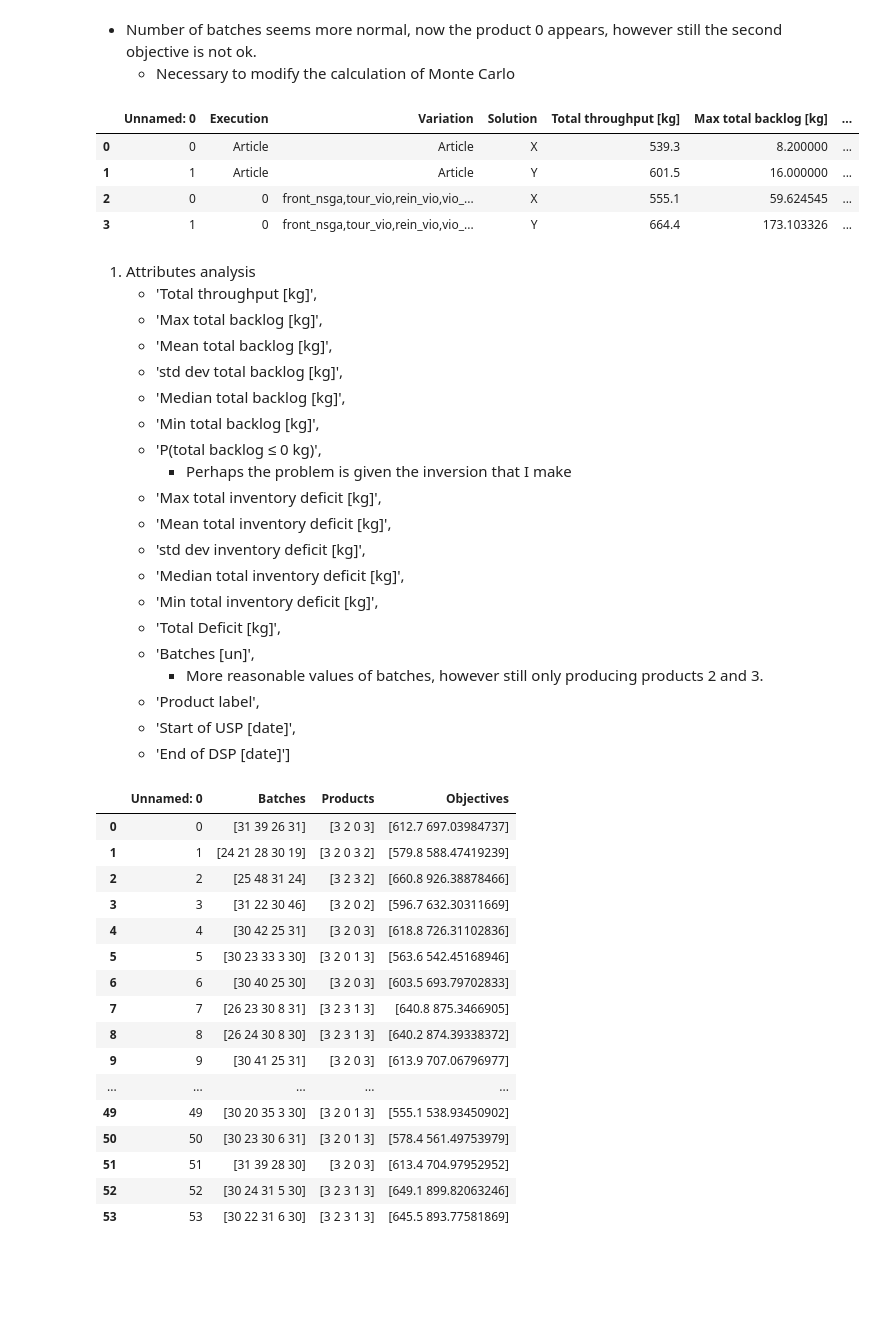
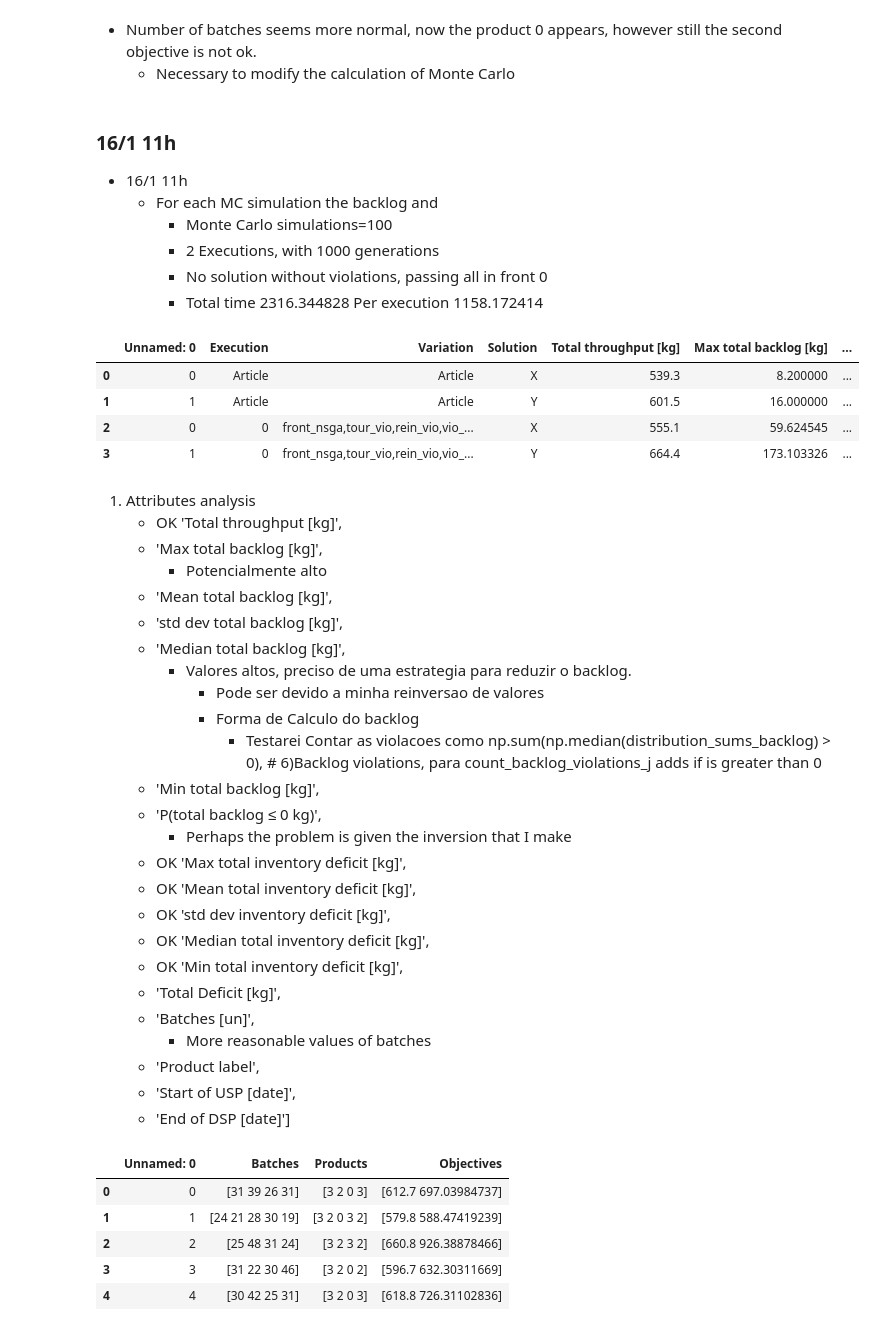
Before and after one commit to DTKx/capacityplanpy, a Jupyter notebook: 02_implementacao/parse_raw.ipynb, the cells around one changed output. Saved outputs shown, nothing was run; the diff lists cells and outputs as text; code cells hidden in the pictures; blank space fills up the shorter version.

Commit message:
Fix Inversion of values, adds analysis to raw_parse notebook

```diff
--- a/02_implementacao/parse_raw.ipynb
+++ b/02_implementacao/parse_raw.ipynb
@@ -268,3 +260,11 @@ results
+# %% [markdown]
+### 16/1 11h
+- 16/1 11h
+    - For each MC simulation the backlog and
+        - Monte Carlo simulations=100
+        - 2 Executions, with 1000 generations
+        - No solution without violations, passing all in front 0
+        - Total time 2316.344828 Per execution 1158.172414
 # %%
 import pandas as pd
 result=pd.read_csv(root_path_analysis+'16-11.csv')# Import from csv
@@ -277,44 +277,38 @@ result
 | 3 | 1 | 0 | front_nsga,tour_vio,rein_vio,vio_... | Y | 664.4 | 173.103326 | ... |
 # %% [markdown]
 1. Attributes analysis
-    - 'Total throughput [kg]',
+    - OK 'Total throughput [kg]',
     - 'Max total backlog [kg]',
+        - Potencialmente alto
     - 'Mean total backlog [kg]',
     - 'std dev total backlog [kg]',
     - 'Median total backlog [kg]',
+        - Valores altos, preciso de uma estrategia para reduzir o backlog.
+            - Pode ser devido a minha reinversao de valores
+            - Forma de Calculo do backlog
+                - Testarei Contar as violacoes como np.sum(np.median(distribution_sums_backlog) > 0),  # 6)Backlog violations, para count_backlog_violations_j adds if is greater than 0
     - 'Min total backlog [kg]',
     - 'P(total backlog ≤ 0 kg)',
         - Perhaps the problem is given the inversion that I make
-    - 'Max total inventory deficit [kg]',
-    - 'Mean total inventory deficit [kg]',
-    - 'std dev inventory deficit [kg]',
-    - 'Median total inventory deficit [kg]',
-    - 'Min total inventory deficit [kg]',
+    - OK 'Max total inventory deficit [kg]',
+    - OK 'Mean total inventory deficit [kg]',
+    - OK 'std dev inventory deficit [kg]',
+    - OK 'Median total inventory deficit [kg]',
+    - OK 'Min total inventory deficit [kg]',
     - 'Total Deficit [kg]',
     - 'Batches [un]',
-        - More reasonable values of batches, however still only producing products 2 and 3.
+        - More reasonable values of batches
     - 'Product label',
     - 'Start of USP [date]',
     - 'End of DSP [date]']
 # %%
 name="16-11"+"solutions.csv"
 results=pd.read_csv(root_path_analysis+name)# Import from csv
-results
+results.head(5)
 # %% [output]
 |  | Unnamed: 0 | Batches | Products | Objectives |
 | 0 | 0 | [31 39 26 31] | [3 2 0 3] | [612.7 697.03984737] |
 | 1 | 1 | [24 21 28 30 19] | [3 2 0 3 2] | [579.8 588.47419239] |
 | 2 | 2 | [25 48 31 24] | [3 2 3 2] | [660.8 926.38878466] |
 | 3 | 3 | [31 22 30 46] | [3 2 0 2] | [596.7 632.30311669] |
 | 4 | 4 | [30 42 25 31] | [3 2 0 3] | [618.8 726.31102836] |
-| 5 | 5 | [30 23 33 3 30] | [3 2 0 1 3] | [563.6 542.45168946] |
-| 6 | 6 | [30 40 25 30] | [3 2 0 3] | [603.5 693.79702833] |
-| 7 | 7 | [26 23 30 8 31] | [3 2 3 1 3] | [640.8 875.3466905] |
-| 8 | 8 | [26 24 30 8 30] | [3 2 3 1 3] | [640.2 874.39338372] |
-| 9 | 9 | [30 41 25 31] | [3 2 0 3] | [613.9 707.06796977] |
-| ... | ... | ... | ... | ... |
-| 49 | 49 | [30 20 35 3 30] | [3 2 0 1 3] | [555.1 538.93450902] |
-| 50 | 50 | [30 23 30 6 31] | [3 2 0 1 3] | [578.4 561.49753979] |
-| 51 | 51 | [31 39 28 30] | [3 2 0 3] | [613.4 704.97952952] |
-| 52 | 52 | [30 24 31 5 30] | [3 2 3 1 3] | [649.1 899.82063246] |
-| 53 | 53 | [30 22 31 6 30] | [3 2 3 1 3] | [645.5 893.77581869] |
```
Also changed, not shown: parts of 11 cells of this notebook, 1 other file.
